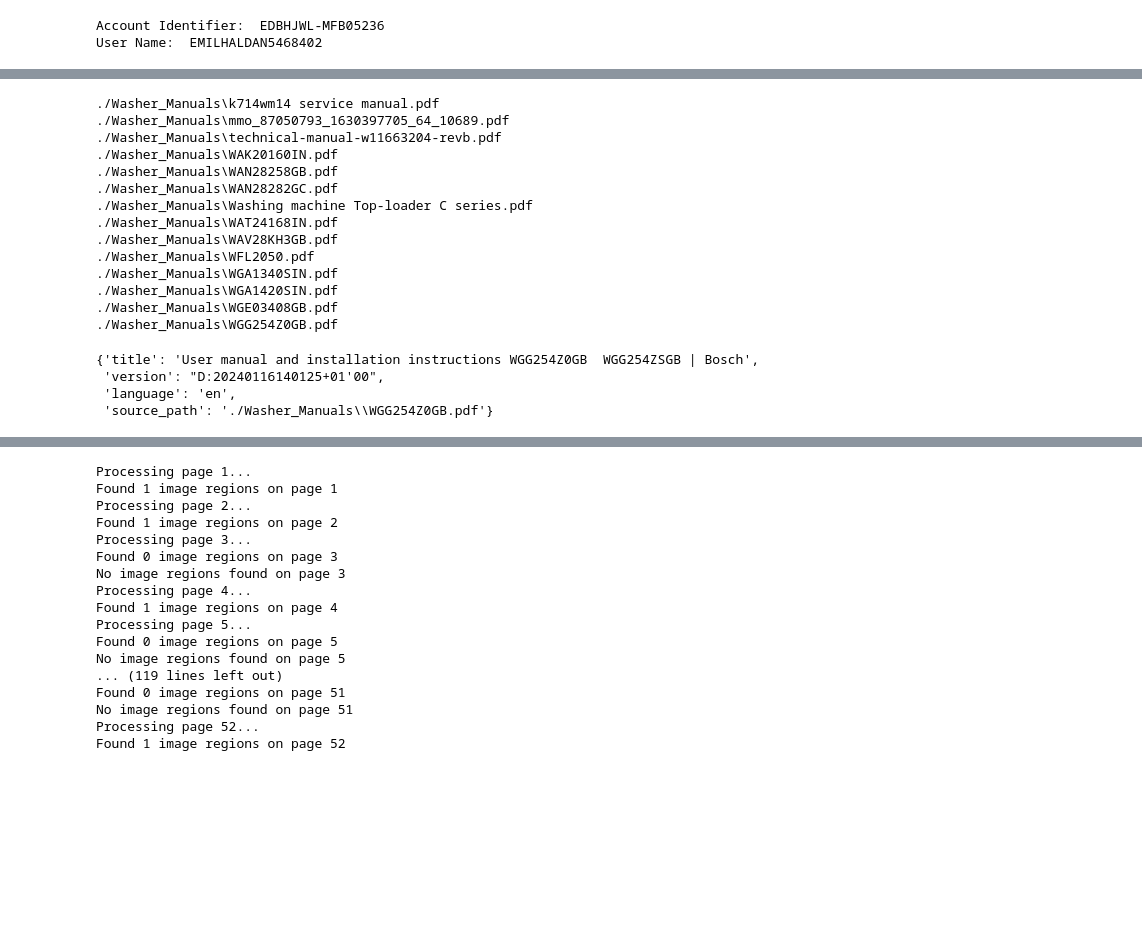
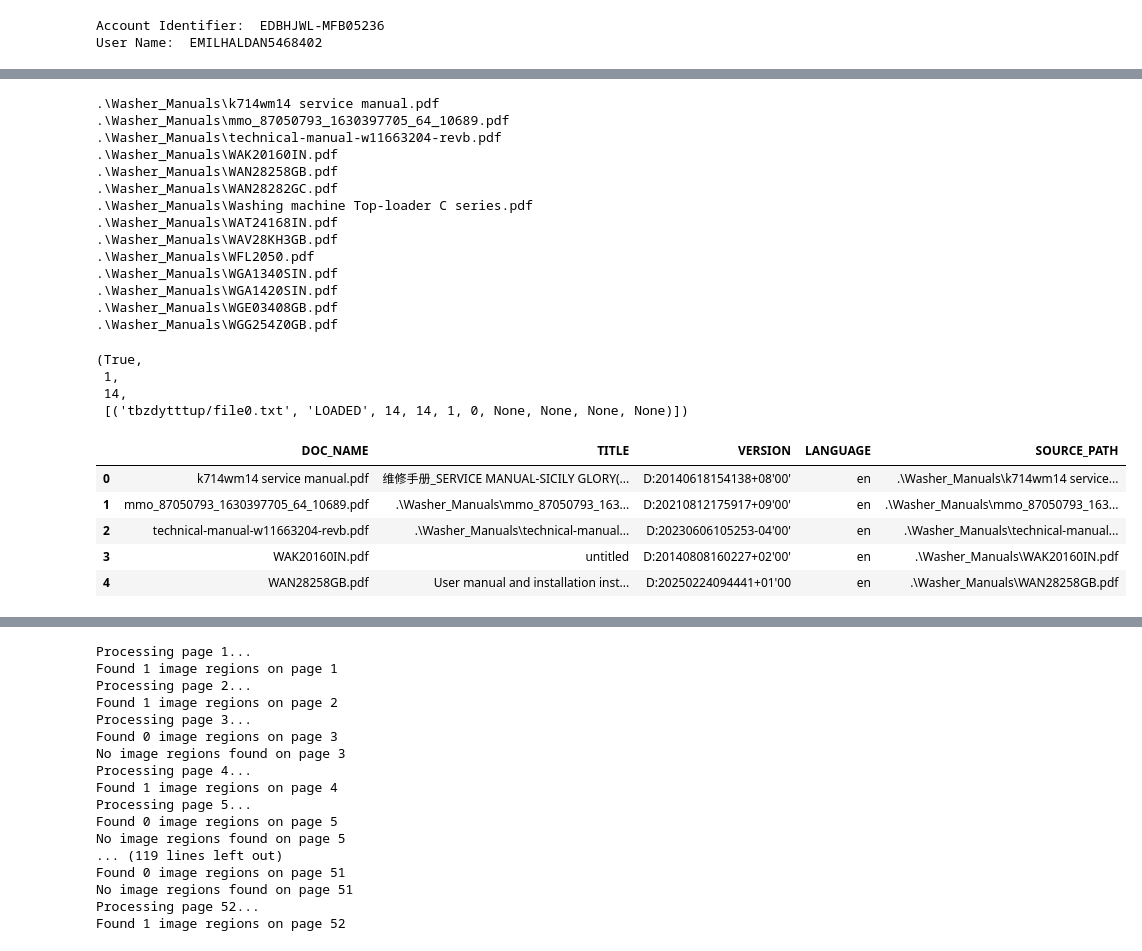
Before and after one commit to Haldan-NC/Snowflake-Cortex-Playground, a Jupyter notebook: washing_machine_playground Haldan.ipynb, the cells around one changed output, grey strips where cells are left out. Saved outputs shown, nothing was run; the diff lists cells and outputs as text; code cells hidden in the pictures; blank space fills up the shorter version.

```diff
--- a/washing_machine_playground Haldan.ipynb
+++ b/washing_machine_playground Haldan.ipynb
@@ -145,5 +223,5 @@ images_df = pd.DataFrame(columns=['Image_ID', 'Section_ID', 'Manual_ID', 'Order_
 # %%
-pdf_files_path = "./Washer_Manuals"
+pdf_files_path = ".\\Washer_Manuals"
 
 for filename in os.listdir(pdf_files_path):
     if filename.endswith(".pdf"):
@@ -153,39 +231,69 @@ for filename in os.listdir(pdf_files_path):
     else:
         continue
 # %% [output]
-./Washer_Manuals\k714wm14 service manual.pdf
-./Washer_Manuals\mmo_87050793_1630397705_64_10689.pdf
-./Washer_Manuals\technical-manual-w11663204-revb.pdf
-./Washer_Manuals\WAK20160IN.pdf
-./Washer_Manuals\WAN28258GB.pdf
-./Washer_Manuals\WAN28282GC.pdf
-./Washer_Manuals\Washing machine Top-loader C series.pdf
-./Washer_Manuals\WAT24168IN.pdf
-./Washer_Manuals\WAV28KH3GB.pdf
-./Washer_Manuals\WFL2050.pdf
-./Washer_Manuals\WGA1340SIN.pdf
-./Washer_Manuals\WGA1420SIN.pdf
-./Washer_Manuals\WGE03408GB.pdf
-./Washer_Manuals\WGG254Z0GB.pdf
+.\Washer_Manuals\k714wm14 service manual.pdf
+.\Washer_Manuals\mmo_87050793_1630397705_64_10689.pdf
+.\Washer_Manuals\technical-manual-w11663204-revb.pdf
+.\Washer_Manuals\WAK20160IN.pdf
+.\Washer_Manuals\WAN28258GB.pdf
+.\Washer_Manuals\WAN28282GC.pdf
+.\Washer_Manuals\Washing machine Top-loader C series.pdf
+.\Washer_Manuals\WAT24168IN.pdf
+.\Washer_Manuals\WAV28KH3GB.pdf
+.\Washer_Manuals\WFL2050.pdf
+.\Washer_Manuals\WGA1340SIN.pdf
+.\Washer_Manuals\WGA1420SIN.pdf
+.\Washer_Manuals\WGE03408GB.pdf
+.\Washer_Manuals\WGG254Z0GB.pdf
 # %%
 ## Extracting metadata from the PDF files
 
 def extract_manual_metadata(file_path):
     doc = fitz.open(file_path)
     metadata = doc.metadata
+    file_name = file_path.split("\\")[-1]
+
     return {
-        "title": metadata.get("title") or file_path.split("/")[-1],
-        "version": metadata.get("modDate") or "v1",
-        "language": "en",  # Default, or use NLP detection
-        "source_path": file_path
+        "DOC_NAME" : file_name,
+        "TITLE": metadata.get("title") or file_path.split("/")[-1],
+        "VERSION": metadata.get("modDate") or "v1",
+        "LANGUAGE": "en",  # Default, (can be imrpoved later)
+        "SOURCE_PATH": file_path,
     }
 
+manuals_df = pd.DataFrame(columns=['DOC_NAME', 'TITLE', 'VERSION', 'LANGUAGE', 'SOURCE_PATH'])
 extract_manual_metadata(file_path)
+
+
+# fill the pandas dataframe with the metadata, and upload to snowflake
+for filename in os.listdir(pdf_files_path):
+    if filename.endswith(".pdf"):
+        file_path = os.path.join(pdf_files_path, filename)
+        metadata = extract_manual_metadata(file_path)
+        manuals_df = pd.concat([manuals_df, pd.DataFrame([metadata])], ignore_index=True)
+
+manuals_df.head()
+
+write_pandas(df =manuals_df, conn= conn,
+                database = "WASHING_MACHINE_MANUALS",
+                schema="PUBLIC",
+                table_name= "MANUALS",
+                auto_create_table=False,
+                overwrite=False)
 # %% [output]
-{'title': 'User manual and installation instructions WGG254Z0GB  WGG254ZSGB | Bosch',
- 'version': "D:20240116140125+01'00",
- 'language': 'en',
- 'source_path': './Washer_Manuals\\WGG254Z0GB.pdf'}
+(True,
+ 1,
+ 14,
+ [('tbzdytttup/file0.txt', 'LOADED', 14, 14, 1, 0, None, None, None, None)])
+# %%
+manuals_df.head()
+# %% [output]
+|  | DOC_NAME | TITLE | VERSION | LANGUAGE | SOURCE_PATH |
+| 0 | k714wm14 service manual.pdf | 维修手册_SERVICE MANUAL-SICILY GLORY(... | D:20140618154138+08'00' | en | .\Washer_Manuals\k714wm14 service... |
+| 1 | mmo_87050793_1630397705_64_10689.pdf | .\Washer_Manuals\mmo_87050793_163... | D:20210812175917+09'00' | en | .\Washer_Manuals\mmo_87050793_163... |
+| 2 | technical-manual-w11663204-revb.pdf | .\Washer_Manuals\technical-manual... | D:20230606105253-04'00' | en | .\Washer_Manuals\technical-manual... |
+| 3 | WAK20160IN.pdf | untitled | D:20140808160227+02'00' | en | .\Washer_Manuals\WAK20160IN.pdf |
+| 4 | WAN28258GB.pdf | User manual and installation inst... | D:20250224094441+01'00 | en | .\Washer_Manuals\WAN28258GB.pdf |
 # %%
 ## Exploring the PDF files and their structure
 
```
Also changed, not shown: parts of 11 cells of this notebook, 1 other file.
